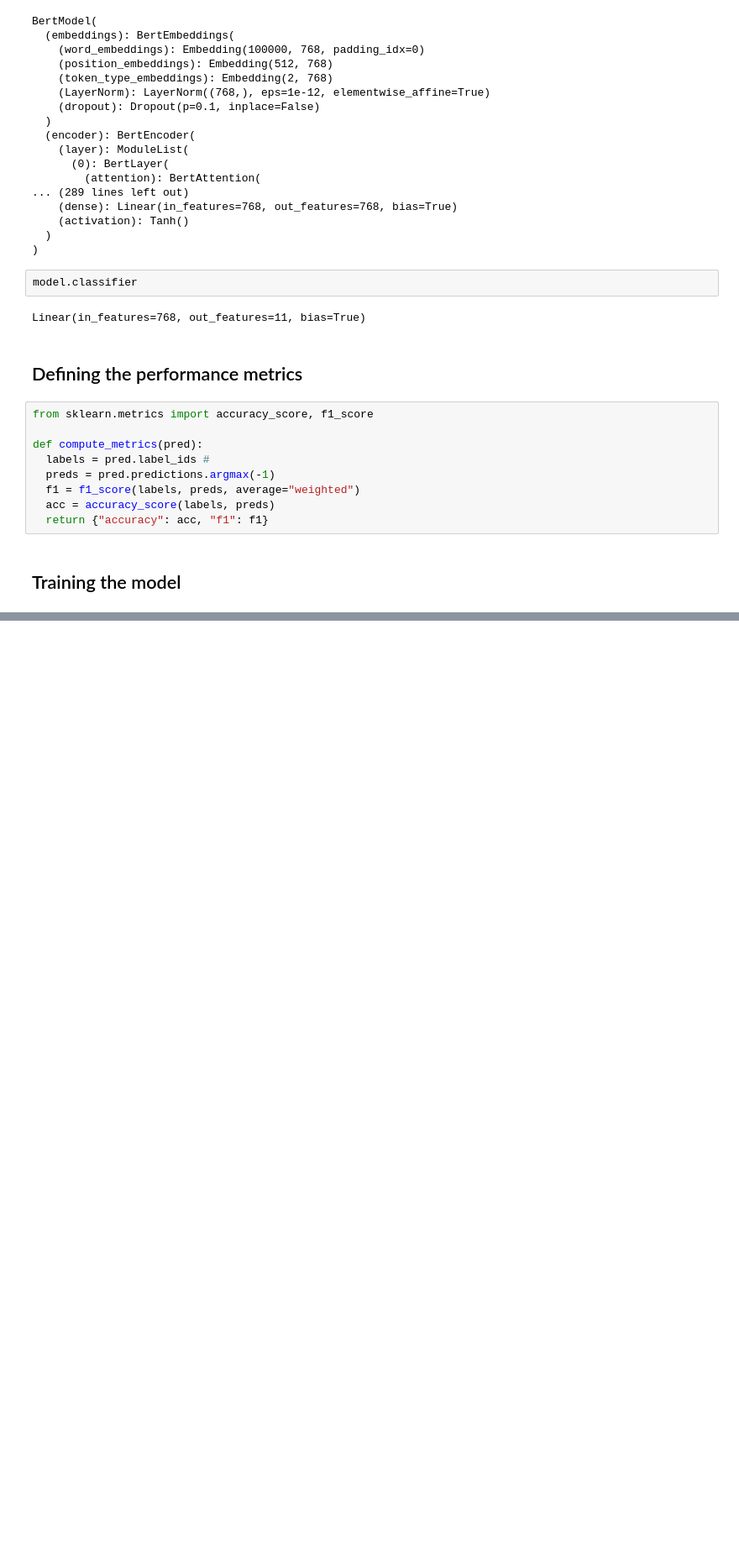
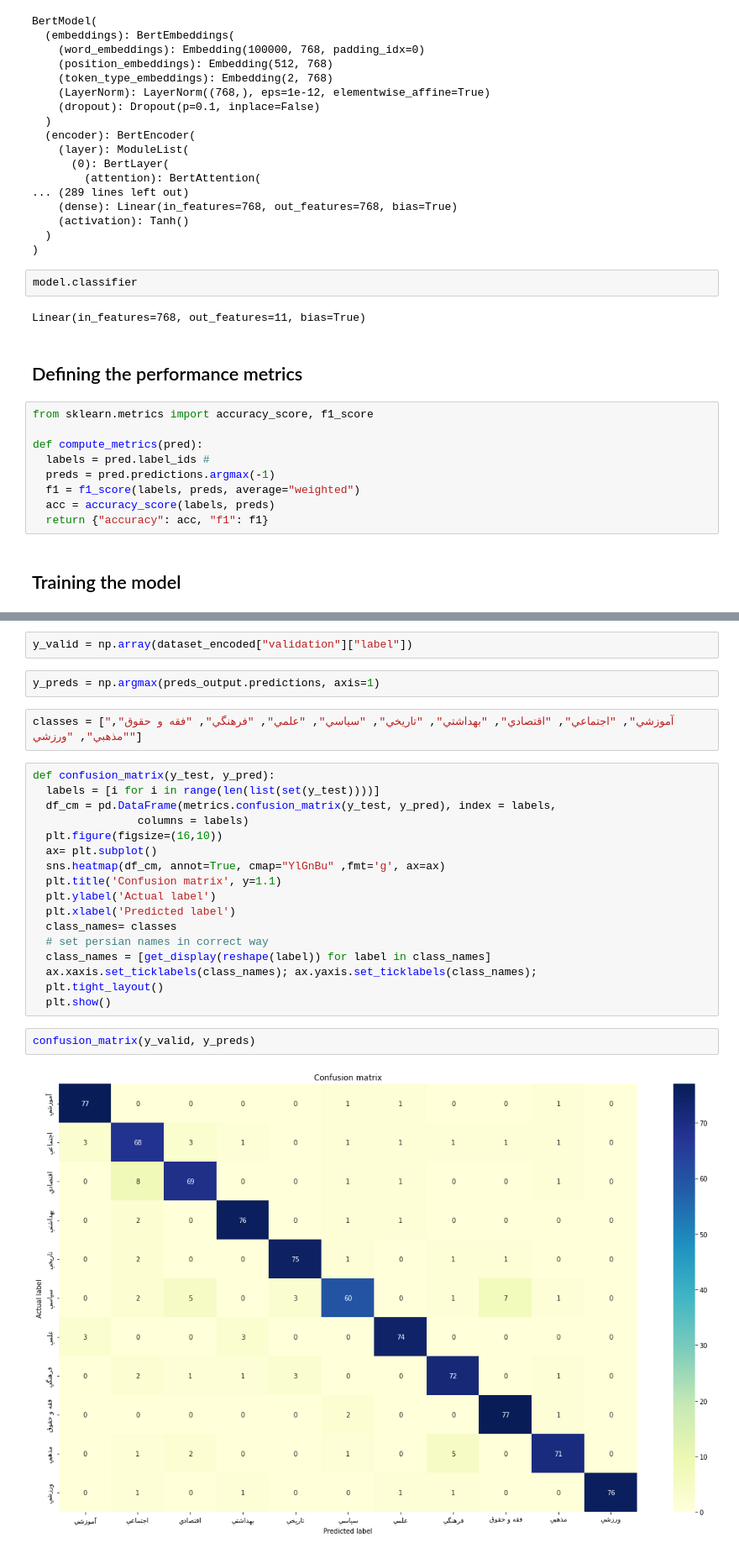
Before and after one commit to ZahraDehghani99/Natural-Language-Processing, a Jupyter notebook: HW5/text_classification_with_transformers.ipynb, the cells around one changed output, grey strips where cells are left out. Shown: that part at 84% size. Drawn from its saved outputs; the diff is of its cells as text; blank space fills up the shorter version.

```diff
--- a/HW5/text_classification_with_transformers.ipynb
+++ b/HW5/text_classification_with_transformers.ipynb
@@ -386,0 +499,27 @@ training_args = TrainingArguments(output_dir=model_name,
+# %%
+y_valid = np.array(dataset_encoded["validation"]["label"])
+# %%
+y_preds = np.argmax(preds_output.predictions, axis=1)
+# %%
+classes = ["آموزشي", "اجتماعي", "اقتصادي", "بهداشتي", "تاريخي", "سياسي", "علمي", "فرهنگي", "فقه و حقوق", "مذهبي", "ورزشي"]
+# %%
+def confusion_matrix(y_test, y_pred):
+  labels = [i for i in range(len(list(set(y_test))))]
+  df_cm = pd.DataFrame(metrics.confusion_matrix(y_test, y_pred), index = labels,
+                columns = labels)
+  plt.figure(figsize=(16,10))
+  ax= plt.subplot()
+  sns.heatmap(df_cm, annot=True, cmap="YlGnBu" ,fmt='g', ax=ax)
+  plt.title('Confusion matrix', y=1.1)
+  plt.ylabel('Actual label')
+  plt.xlabel('Predicted label')
+  class_names= classes
+  # set persian names in correct way
+  class_names = [get_display(reshape(label)) for label in class_names]
+  ax.xaxis.set_ticklabels(class_names); ax.yaxis.set_ticklabels(class_names);
+  plt.tight_layout()
+  plt.show()
+# %%
+confusion_matrix(y_valid, y_preds)
+# %% [output]
+[figure, added]
```
Also changed, not shown: parts of 54 cells of this notebook.
